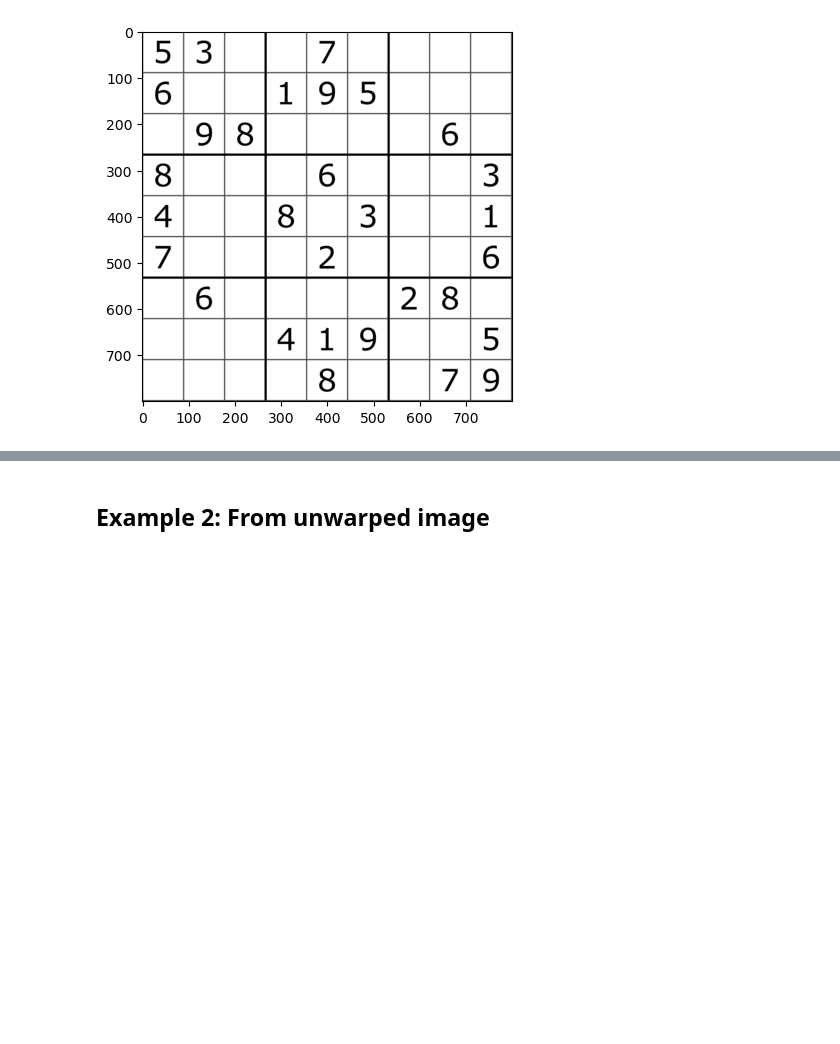
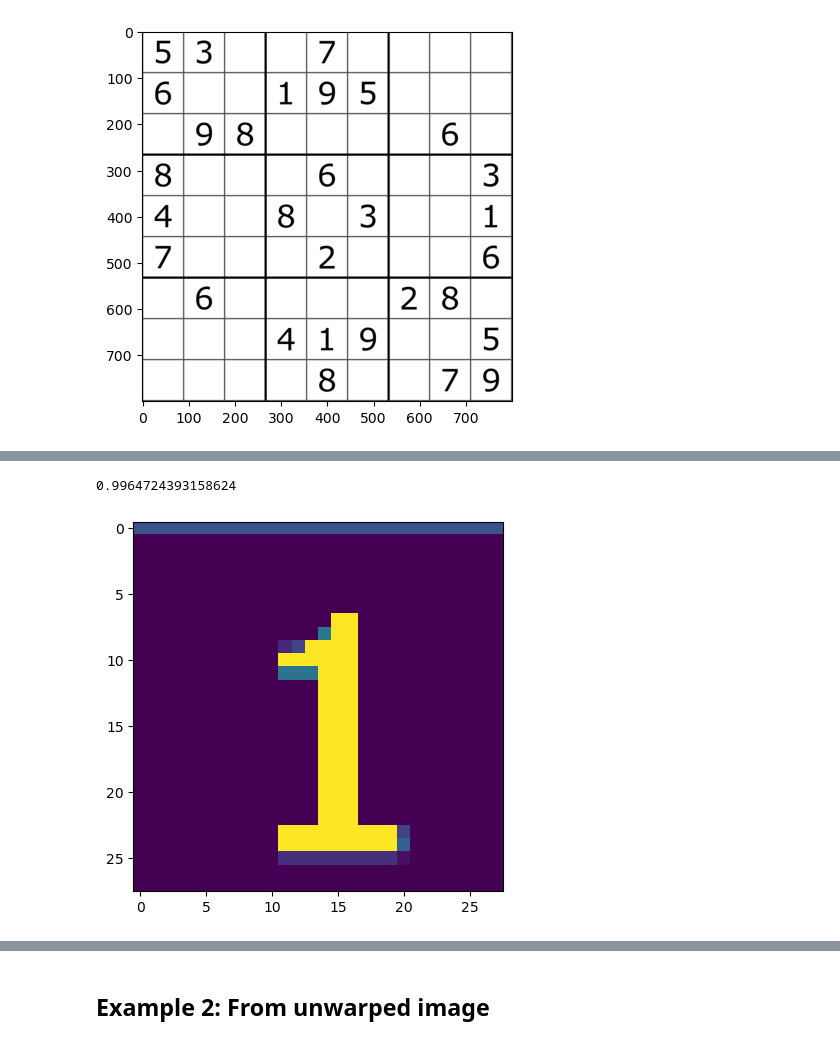
Before and after one commit to NikhilTilak/sudoku-solver, a Jupyter notebook: notebooks/example.ipynb, the cells around one changed output, grey strips where cells are left out. Saved outputs shown, nothing was run; the diff lists cells and outputs as text; code cells hidden in the pictures; blank space fills up the shorter version.

```diff
--- a/example.ipynb
+++ b/notebooks/example.ipynb
@@ -23,4 +34,11 @@ plot_subimages(image)
 True
+# %%
+wrong = get_subimage(image,7,4)
+plt.imshow(get_subimage(image,7,4))
+print(wrong.mean())
+# %% [output]
+0.9964724393158624
+[figure, added]
 # %%
 s=process_image(fp)
 s
```
Also changed, not shown: parts of 10 cells of this notebook, 18 other files.
